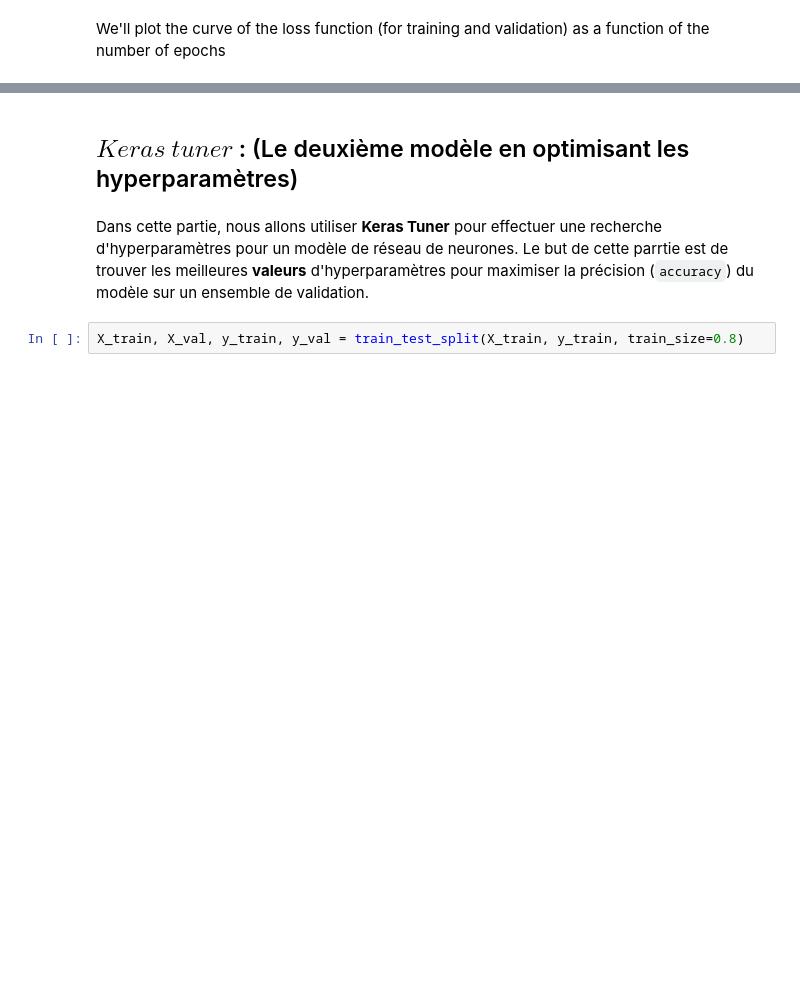
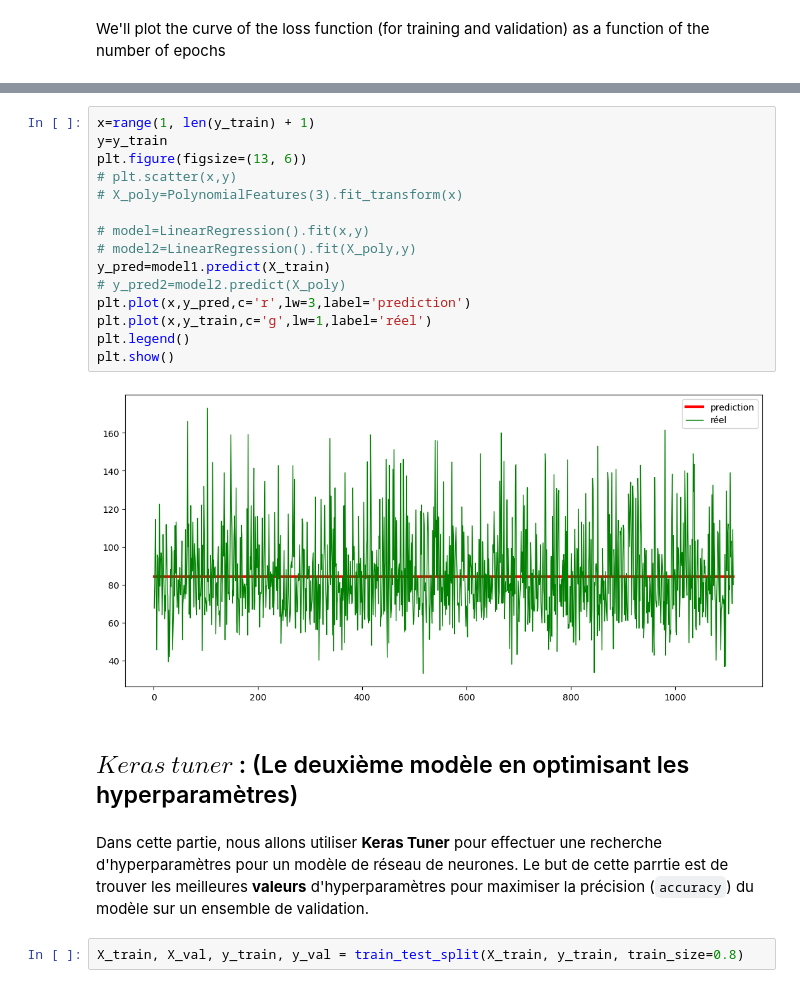
Before and after one commit to ilyasselfourati/Deep_Learning_ZE, a Jupyter notebook: ozone_notebook.ipynb, the cells around one changed output, grey strips where cells are left out. Drawn from its saved outputs; the diff is of its cells as text; blank space fills up the shorter version.

```diff
--- a/ozone_notebook.ipynb
+++ b/ozone_notebook.ipynb
@@ -309,3 +209,20 @@ Minimum validation loss: 0.21934057772159576
+# %%
+x=range(1, len(y_train) + 1)
+y=y_train
+plt.figure(figsize=(13, 6))
+# plt.scatter(x,y)
+# X_poly=PolynomialFeatures(3).fit_transform(x)
+
+# model=LinearRegression().fit(x,y)
+# model2=LinearRegression().fit(X_poly,y)
+y_pred=model1.predict(X_train)
+# y_pred2=model2.predict(X_poly)
+plt.plot(x,y_pred,c='r',lw=3,label='prediction')
+plt.plot(x,y_train,c='g',lw=1,label='réel')
+plt.legend()
+plt.show()
+# %% [output]
+[figure, added]
 # %% [markdown]
 ## $Keras$ $tuner$ : (Le deuxième modèle en optimisant les hyperparamètres)
 # %% [markdown]
```
Also changed, not shown: parts of 40 cells of this notebook, 2 other files.
